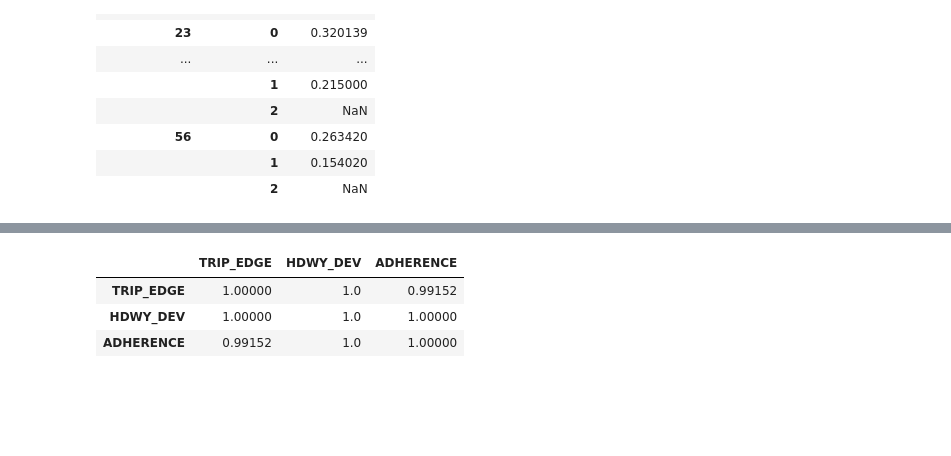
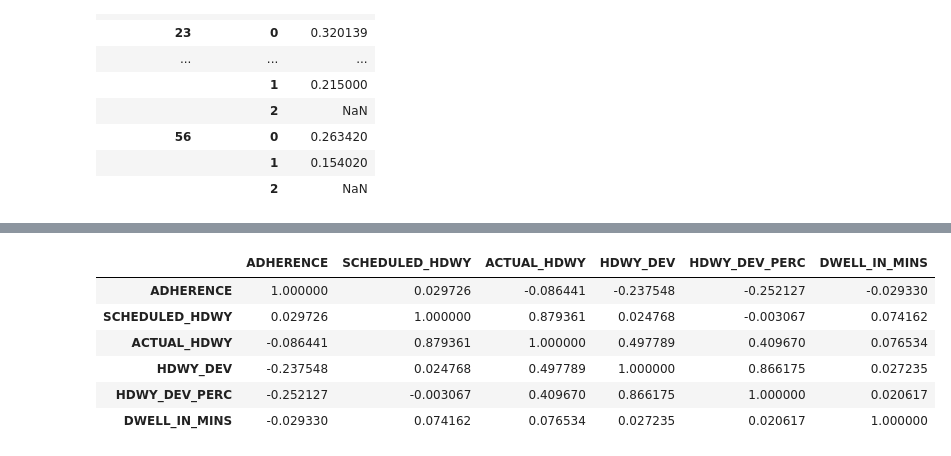
Before and after one commit to NSS-Data-Analytics-Cohort-7/wego-python-bit-my_finger, a Jupyter notebook: notebook/wego_preston_notebook.ipynb, the cells around one changed output, grey strips where cells are left out. Drawn from its saved outputs; the diff is of its cells as text; code cells hidden in the pictures; blank space fills up the shorter version.

```diff
--- a/notebook/wego_preston_notebook.ipynb
+++ b/notebook/wego_preston_notebook.ipynb
@@ -148,7 +156,7 @@ MCC5_3         85
 MCC4_21         5
 Name: TIME_POINT_ABBR, Length: 65, dtype: int64
 # %%
-wego_tidy = wego.iloc[:, np.r_[0:22, 30]]
+wego_tidy = wego.iloc[:, np.r_[0:22, 29, 30]]
 wego_tidy.info()
 # %% [output]
 <class 'pandas.core.frame.DataFrame'>
@@ -335,0 +380,13 @@ Q1 = wego_tidy.groupby('TRIP_EDGE', as_index=False)['HDWY_DEV', 'ADHERENCE'].mea
+# %%
+wego_tidy['ADHERENCE_CAT'] = ''
+
+for ind, row in wego_tidy.iterrows():
+    if row['ADHERENCE'] < -3.4:
+        wego_tidy.loc[ind, 'ADHERENCE_CAT'] = 'SLOWEST 25%'
+    elif row['ADHERENCE'] < -1.383:
+        wego_tidy.loc[ind, 'ADHERENCE_CAT'] = '25 to 50%'
+    elif row['ADHERENCE'] < -1.33333:
+        wego_tidy.loc[ind, 'ADHERENCE_CAT'] = '50 to 75%'
+    else:
+        wego_tidy.loc[ind, 'ADHERENCE_CAT'] = 'FASTEST 25%'
+wego_tidy.head()
@@ -335,0 +457,3 @@ Q1 = wego_tidy.groupby('TRIP_EDGE', as_index=False)['HDWY_DEV', 'ADHERENCE'].mea
+# %%
+corr_df = wego_tidy[['ADHERENCE', 'SCHEDULED_HDWY', 'ACTUAL_HDWY', 'HDWY_DEV', 'HDWY_DEV_PERC', 'DWELL_IN_MINS']]
+corr_df.head()
@@ -336,7 +467,10 @@ Q1 = wego_tidy.groupby('TRIP_EDGE', as_index=False)['HDWY_DEV', 'ADHERENCE'].mea
 # %%
-Q1.corr()
+corr_df.corr()
 # %% [output]
-|  | TRIP_EDGE | HDWY_DEV | ADHERENCE |
-| TRIP_EDGE | 1.00000 | 1.0 | 0.99152 |
-| HDWY_DEV | 1.00000 | 1.0 | 1.00000 |
-| ADHERENCE | 0.99152 | 1.0 | 1.00000 |
+|  | ADHERENCE | SCHEDULED_HDWY | ACTUAL_HDWY | HDWY_DEV | HDWY_DEV_PERC | DWELL_IN_MINS |
+| ADHERENCE | 1.000000 | 0.029726 | -0.086441 | -0.237548 | -0.252127 | -0.029330 |
+| SCHEDULED_HDWY | 0.029726 | 1.000000 | 0.879361 | 0.024768 | -0.003067 | 0.074162 |
+| ACTUAL_HDWY | -0.086441 | 0.879361 | 1.000000 | 0.497789 | 0.409670 | 0.076534 |
+| HDWY_DEV | -0.237548 | 0.024768 | 0.497789 | 1.000000 | 0.866175 | 0.027235 |
+| HDWY_DEV_PERC | -0.252127 | -0.003067 | 0.409670 | 0.866175 | 1.000000 | 0.020617 |
+| DWELL_IN_MINS | -0.029330 | 0.074162 | 0.076534 | 0.027235 | 0.020617 | 1.000000 |
```
Also changed, not shown: parts of 21 cells of this notebook.
